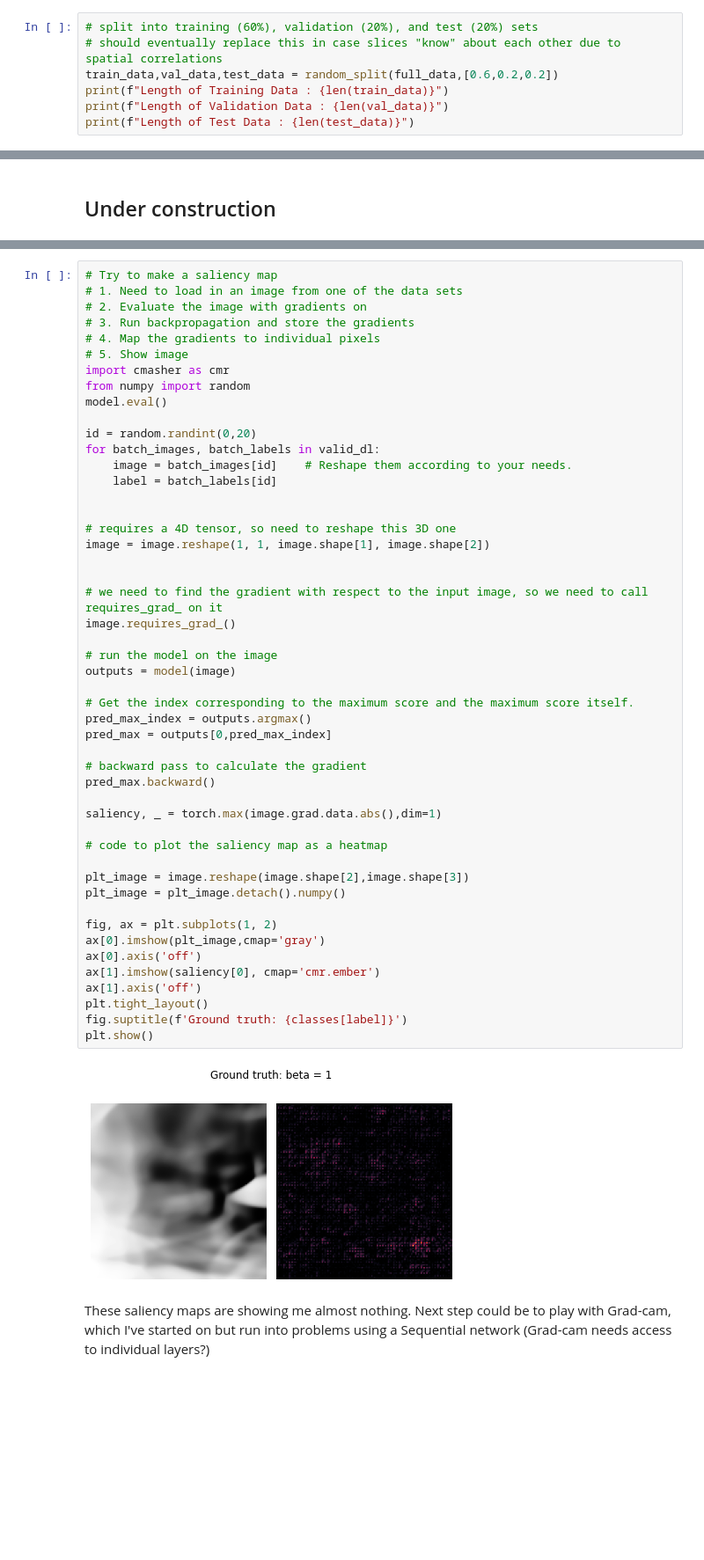
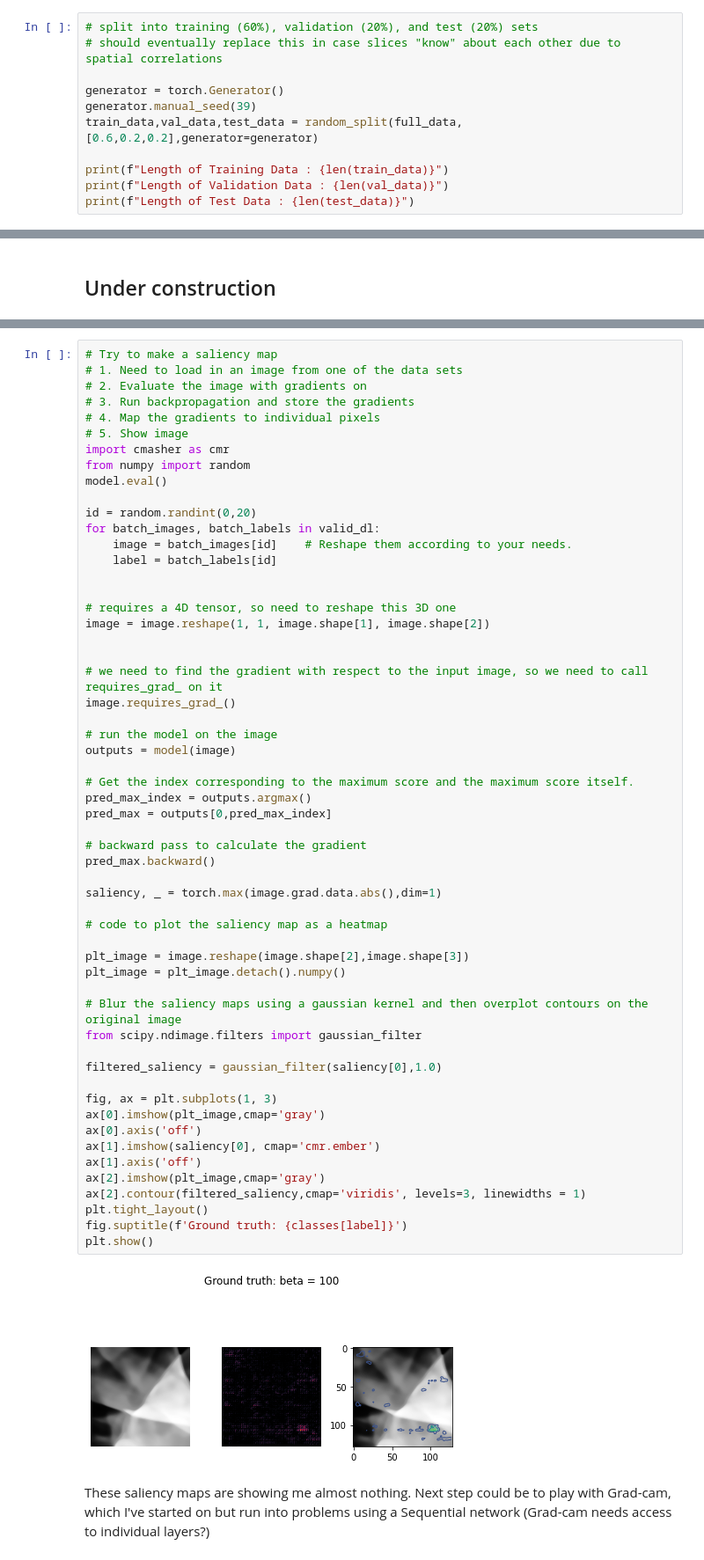
Before and after one commit to bustardchad/ML_Turb, a Jupyter notebook: train_CNN.ipynb, the cells around one changed output, grey strips where cells are left out. Shown at 88% size. Saved outputs shown, nothing was run; the diff lists cells and outputs as text; blank space fills up the shorter version.

```diff
--- a/train_CNN.ipynb
+++ b/train_CNN.ipynb
@@ -118,7 +150,11 @@ Generate a well-balanced split of training, validation, and test sets
 # %%
 # split into training (60%), validation (20%), and test (20%) sets
 # should eventually replace this in case slices "know" about each other due to spatial correlations
-train_data,val_data,test_data = random_split(full_data,[0.6,0.2,0.2])
+
+generator = torch.Generator()
+generator.manual_seed(39)
+train_data,val_data,test_data = random_split(full_data,[0.6,0.2,0.2],generator=generator)
+
 print(f"Length of Training Data : {len(train_data)}")
 print(f"Length of Validation Data : {len(val_data)}")
 print(f"Length of Test Data : {len(test_data)}")
@@ -531,35 +570,42 @@ image = image.reshape(1, 1, image.shape[1], image.shape[2])
 
 
 # we need to find the gradient with respect to the input image, so we need to call requires_grad_ on it
 image.requires_grad_()
 
 # run the model on the image
 outputs = model(image)
 
 # Get the index corresponding to the maximum score and the maximum score itself.
 pred_max_index = outputs.argmax()
 pred_max = outputs[0,pred_max_index]
 
 # backward pass to calculate the gradient
 pred_max.backward()
 
 saliency, _ = torch.max(image.grad.data.abs(),dim=1)
 
 # code to plot the saliency map as a heatmap
 
 plt_image = image.reshape(image.shape[2],image.shape[3])
 plt_image = plt_image.detach().numpy()
 
-fig, ax = plt.subplots(1, 2)
+# Blur the saliency maps using a gaussian kernel and then overplot contours on the original image
+from scipy.ndimage.filters import gaussian_filter
+
+filtered_saliency = gaussian_filter(saliency[0],1.0)
+
+fig, ax = plt.subplots(1, 3)
 ax[0].imshow(plt_image,cmap='gray')
 ax[0].axis('off')
 ax[1].imshow(saliency[0], cmap='cmr.ember')
 ax[1].axis('off')
+ax[2].imshow(plt_image,cmap='gray')
+ax[2].contour(filtered_saliency,cmap='viridis', levels=3, linewidths = 1)
 plt.tight_layout()
 fig.suptitle(f'Ground truth: {classes[label]}')
 plt.show()
 # %% [output]
-[figure, old version]
+[figure, new version]
 # %% [markdown]
 These saliency maps are showing me almost nothing. Next step could be to play with Grad-cam, which I've started on but run into problems using a Sequential network (Grad-cam needs access to individual layers?)
 # %%
```
Also changed, not shown: parts of 8 cells of this notebook.
